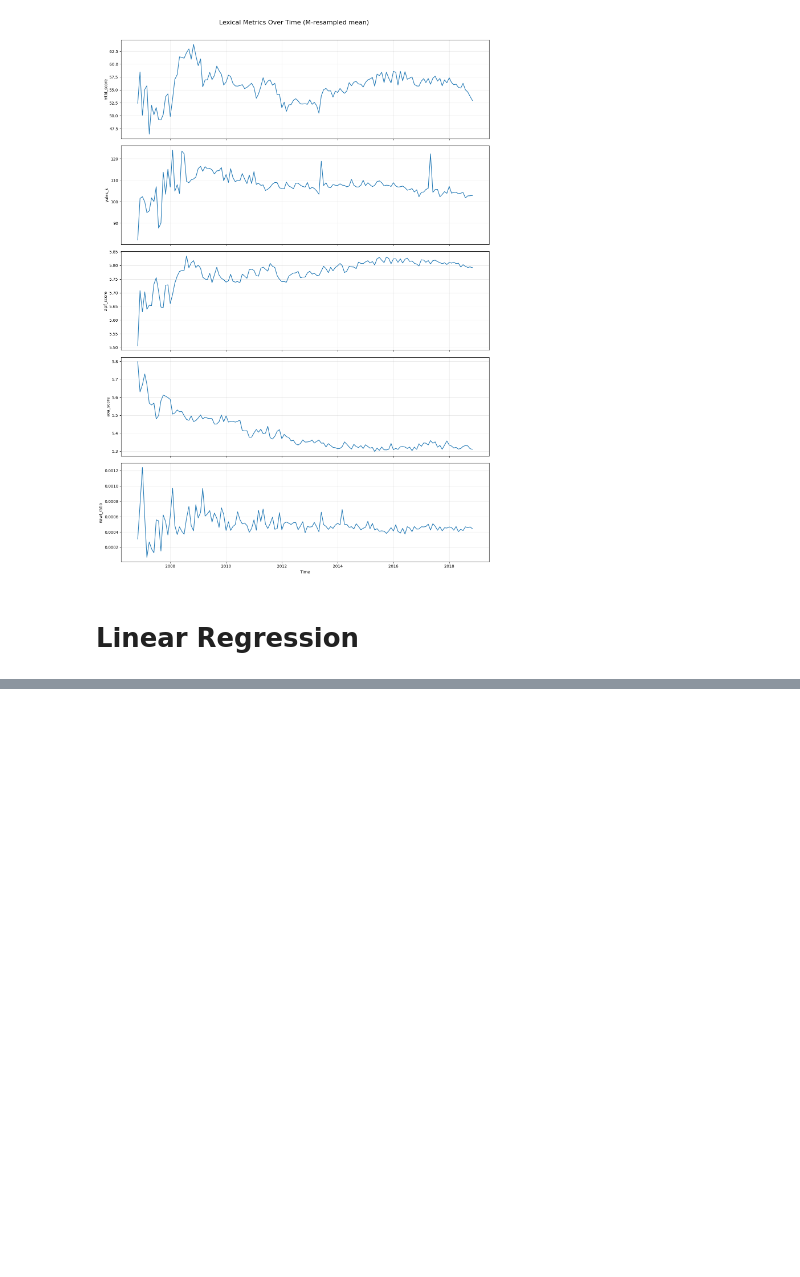
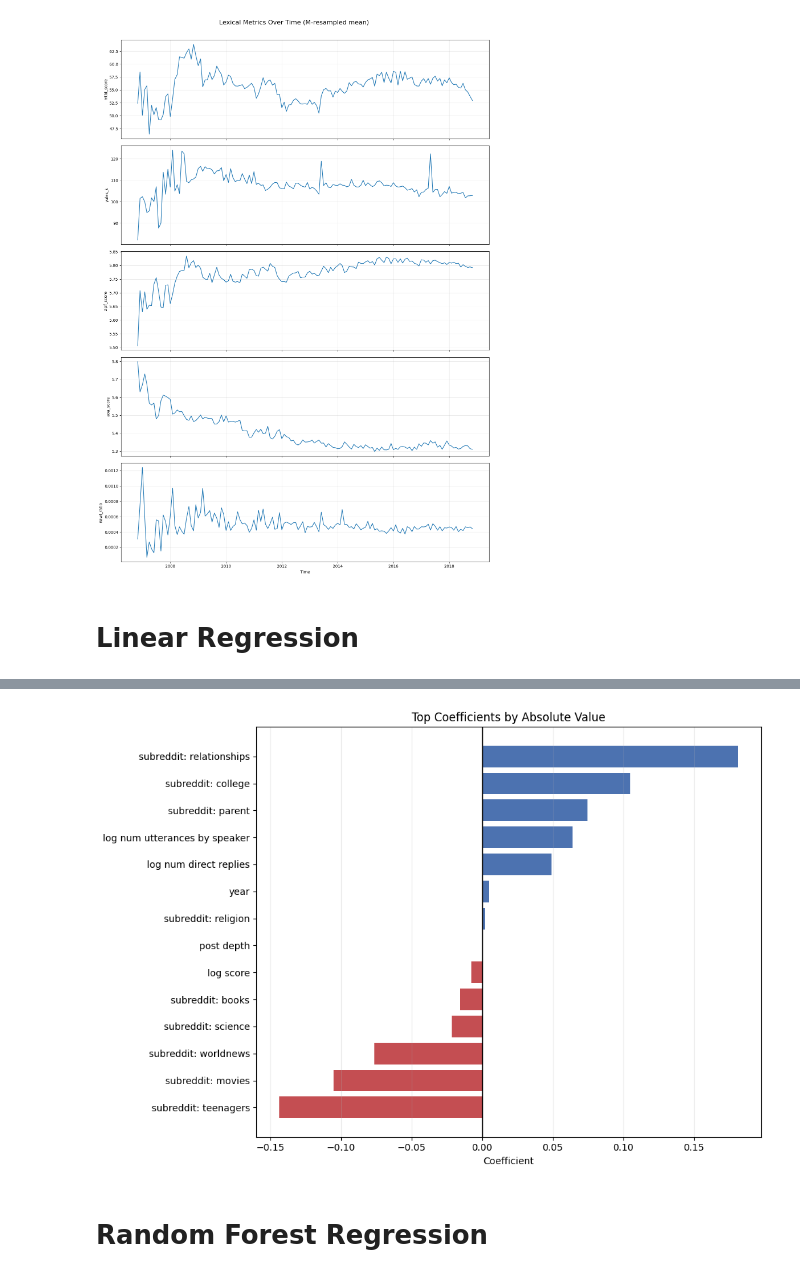
Before and after one commit to nickvick04/ORFE-Thesis, a Jupyter notebook: src/notebook.ipynb, the cells around one changed output, grey strips where cells are left out. Drawn from its saved outputs; the diff is of its cells as text; code cells hidden in the pictures; blank space fills up the shorter version.

Commit message:
run regressions

```diff
--- a/src/notebook.ipynb
+++ b/src/notebook.ipynb
@@ -102,3 +298,36 @@ plot_lexical_metrics(df, resample_freq='M')
+# %%
+import matplotlib.pyplot as plt
+
+# Use the returned coefficient table
+plot_df = result["coef_df"].copy()
+
+# Prettier labels
+plot_df["label"] = (
+    plot_df["feature"]
+    .str.replace("cat__subreddit_", "subreddit: ", regex=False)
+    .str.replace("num__", "", regex=False)
+    .str.replace("_", " ", regex=False)
+)
+
+top_n = 20
+top = plot_df.head(top_n).copy().sort_values("coefficient")
+
+fig, ax = plt.subplots(figsize=(10, 7))
+colors = ["#c44e52" if v < 0 else "#4c72b0" for v in top["coefficient"]]
+
+ax.barh(top["label"], top["coefficient"], color=colors)
+ax.axvline(0, color="black", linewidth=1)
+ax.set_title(f"Top Coefficients by Absolute Value")
+ax.set_xlabel("Coefficient")
+ax.set_ylabel("")
+ax.grid(axis="x", alpha=0.25)
+
+plt.tight_layout()
+plt.show()
+# %% [output]
+[figure, added]
+# %% [markdown]
+# Random Forest Regression
 # %%
 import numpy as np
 import pandas as pd
```
Also changed, not shown: parts of 12 cells of this notebook.
